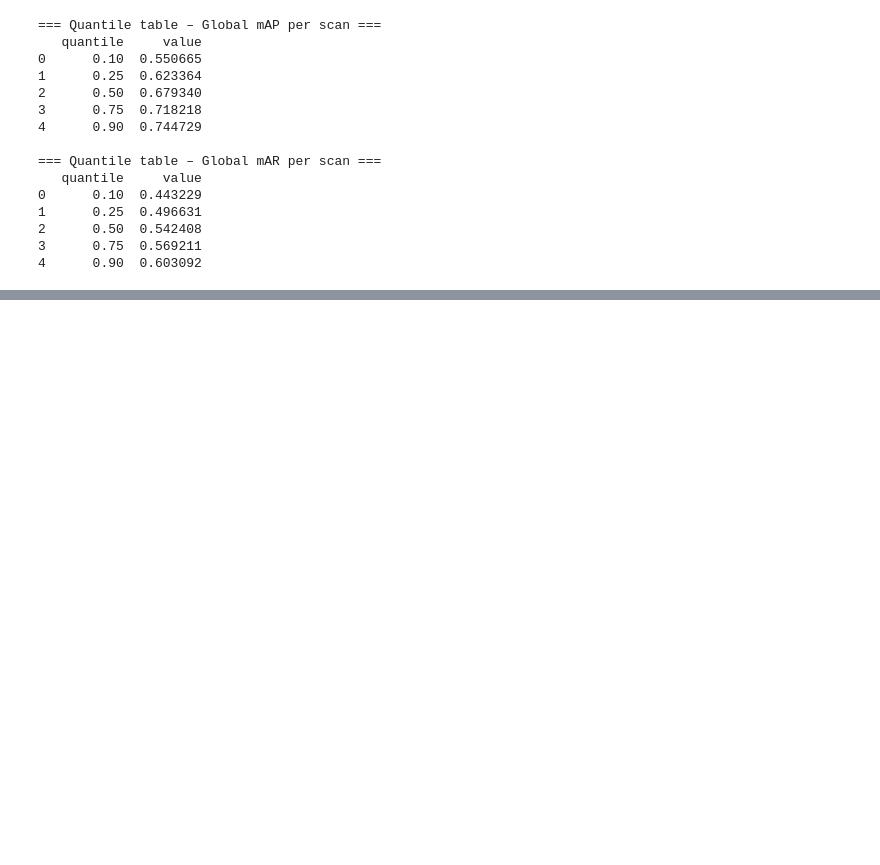
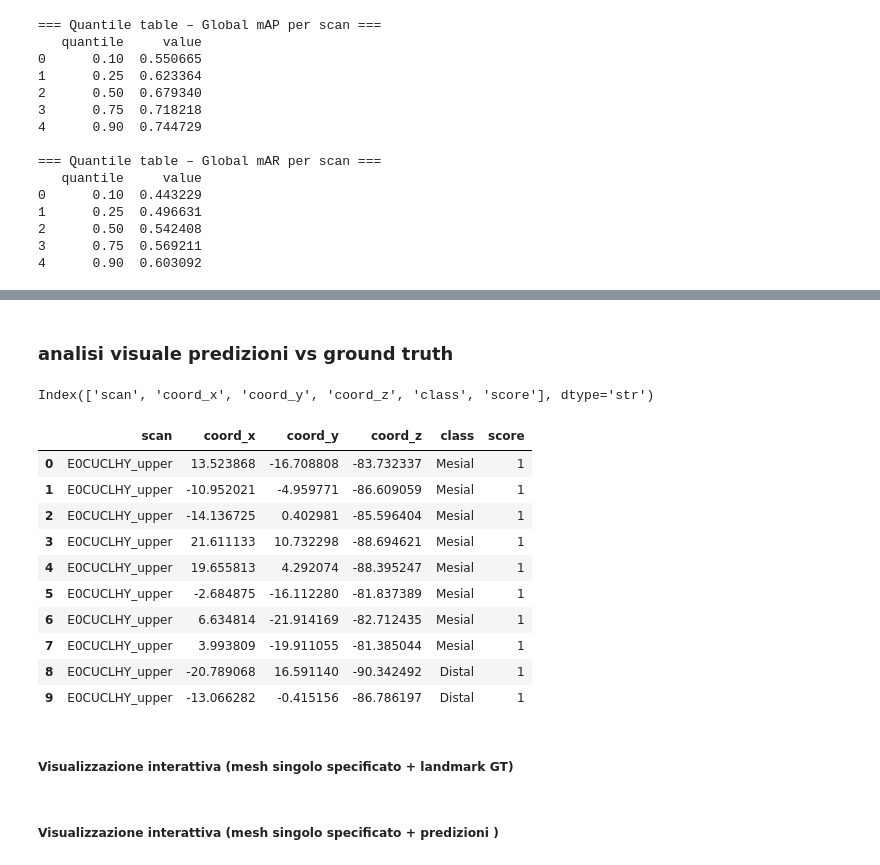
Before and after one commit to aleds96/multi_agent_evaluation_on_intraoral_3D_scans, a Jupyter notebook: notebook/landmark_pretrained_evaluation__2.ipynb, the cells around one changed output, grey strips where cells are left out. Drawn from its saved outputs; the diff is of its cells as text; code cells hidden in the pictures; blank space fills up the shorter version.

```diff
--- a/notebook/landmark_pretrained_evaluation__2.ipynb
+++ b/notebook/landmark_pretrained_evaluation__2.ipynb
@@ -202,6 +268,10 @@ plot_quantile(results["ap_per_scan"]["Mesial"], "Quantile plot – AP Mesial")
+# %% [markdown]
+### analisi visuale predizioni vs ground truth
 # %%
 import pandas as pd
-df = pd.read_csv(PRED_CSV, header=None, names=[
+predicted_data = pd.read_csv(PRED_CSV, header=None, names=[
     "scan", "coord_x", "coord_y", "coord_z", "class", "score"
 ])
-print(df.columns)
+print(predicted_data.columns)
+# %% [output]
+Index(['scan', 'coord_x', 'coord_y', 'coord_z', 'class', 'score'], dtype='str')
@@ -245 +278,17 @@ df_summary
+# %%
+predicted_data.head(10)
+# %% [output]
+|  | scan | coord_x | coord_y | coord_z | class | score |
+| 0 | E0CUCLHY_upper | 13.523868 | -16.708808 | -83.732337 | Mesial | 1 |
+| 1 | E0CUCLHY_upper | -10.952021 | -4.959771 | -86.609059 | Mesial | 1 |
+| 2 | E0CUCLHY_upper | -14.136725 | 0.402981 | -85.596404 | Mesial | 1 |
+| 3 | E0CUCLHY_upper | 21.611133 | 10.732298 | -88.694621 | Mesial | 1 |
+| 4 | E0CUCLHY_upper | 19.655813 | 4.292074 | -88.395247 | Mesial | 1 |
+| 5 | E0CUCLHY_upper | -2.684875 | -16.112280 | -81.837389 | Mesial | 1 |
+| 6 | E0CUCLHY_upper | 6.634814 | -21.914169 | -82.712435 | Mesial | 1 |
+| 7 | E0CUCLHY_upper | 3.993809 | -19.911055 | -81.385044 | Mesial | 1 |
+| 8 | E0CUCLHY_upper | -20.789068 | 16.591140 | -90.342492 | Distal | 1 |
+| 9 | E0CUCLHY_upper | -13.066282 | -0.415156 | -86.786197 | Distal | 1 |
+# %% [markdown]
+##### Visualizzazione interattiva (mesh singolo specificato + landmark GT)
 # %%
@@ -256,3 +305,5 @@ mesh = load_mesh(mesh_path)
 spheres_gt = create_landmark_spheres(coords_gt, classes_gt, LANDMARK_PALETTE)
 
 visualize(mesh, spheres_gt, view="front")
+# %% [markdown]
+##### Visualizzazione interattiva (mesh singolo specificato + predizioni )
```
Also changed, not shown: parts of 27 cells of this notebook, 3 other files.
